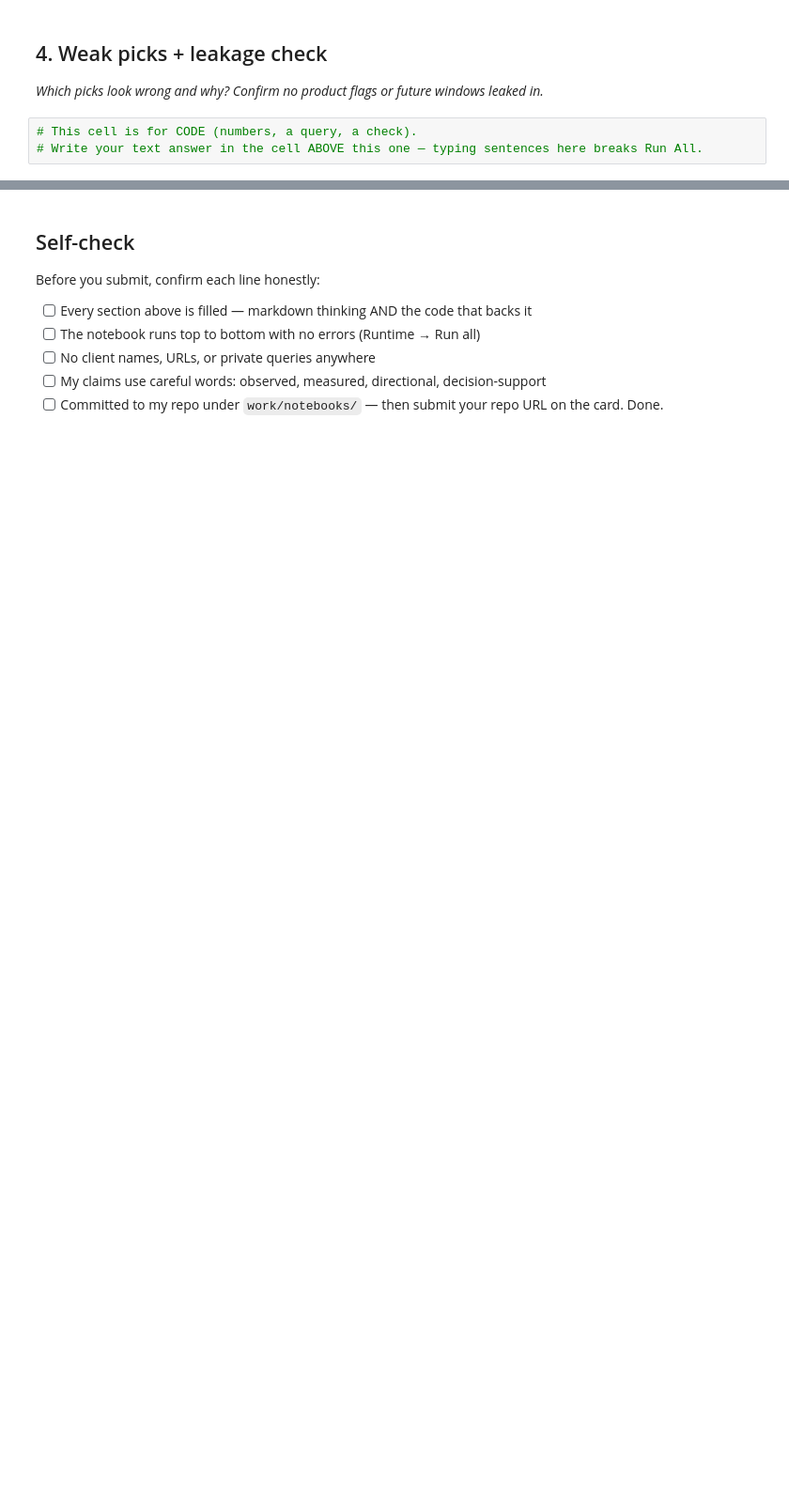
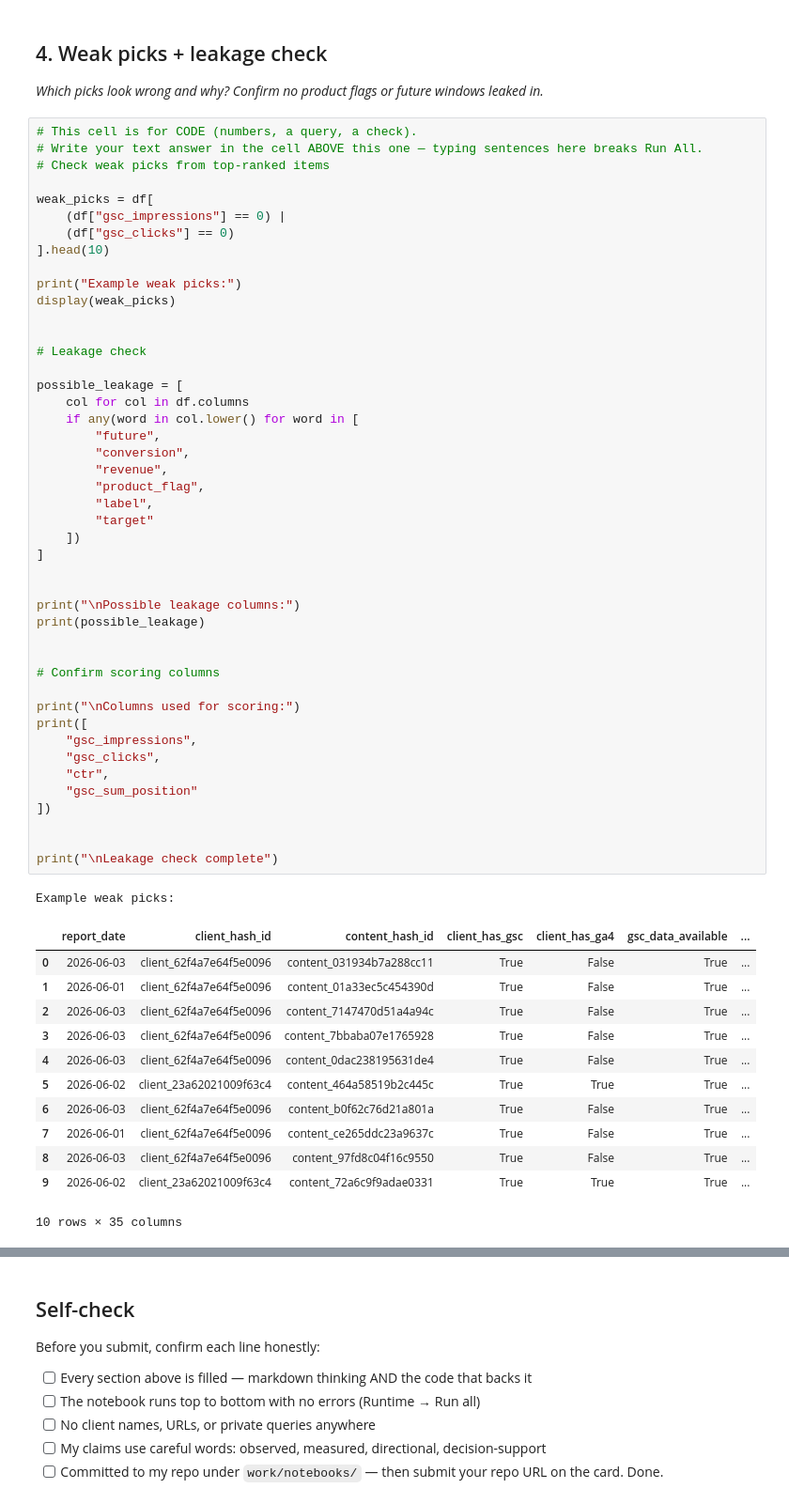
Before and after one commit to jawad66108/flyrank_ML_internship, a Jupyter notebook: work/notebooks/w04_baseline_score.ipynb, the cells around one changed output, grey strips where cells are left out. Shown at 94% size. Cells and saved outputs as stored; diff of their text form; blank space fills up the shorter version.

```diff
--- a/work/notebooks/w04_baseline_score.ipynb
+++ b/work/notebooks/w04_baseline_score.ipynb
@@ -31,6 +249,62 @@ This skeleton is yours to fill. Work the sections **in order** — each one has
 ## 4. Weak picks + leakage check
 
 *Which picks look wrong and why? Confirm no product flags or future windows leaked in.*
-# %%
-# This cell is for CODE (numbers, a query, a check).
-# Write your text answer in the cell ABOVE this one — typing sentences here breaks Run All.
+# %%
+# This cell is for CODE (numbers, a query, a check).
+# Write your text answer in the cell ABOVE this one — typing sentences here breaks Run All.
+# Check weak picks from top-ranked items
+
+weak_picks = df[
+    (df["gsc_impressions"] == 0) |
+    (df["gsc_clicks"] == 0)
+].head(10)
+
+print("Example weak picks:")
+display(weak_picks)
+
+
+# Leakage check
+
+possible_leakage = [
+    col for col in df.columns
+    if any(word in col.lower() for word in [
+        "future",
+        "conversion",
+        "revenue",
+        "product_flag",
+        "label",
+        "target"
+    ])
+]
+
+
+print("\nPossible leakage columns:")
+print(possible_leakage)
+
+
+# Confirm scoring columns
+
+print("\nColumns used for scoring:")
+print([
+    "gsc_impressions",
+    "gsc_clicks",
+    "ctr",
+    "gsc_sum_position"
+])
+
+
+print("\nLeakage check complete")
+# %% [output]
+Example weak picks:
+|  | report_date | client_hash_id | content_hash_id | client_has_gsc | client_has_ga4 | gsc_data_available | ... |
+| 0 | 2026-06-03 | client_62f4a7e64f5e0096 | content_031934b7a288cc11 | True | False | True | ... |
+| 1 | 2026-06-01 | client_62f4a7e64f5e0096 | content_01a33ec5c454390d | True | False | True | ... |
+| 2 | 2026-06-03 | client_62f4a7e64f5e0096 | content_7147470d51a4a94c | True | False | True | ... |
+| 3 | 2026-06-03 | client_62f4a7e64f5e0096 | content_7bbaba07e1765928 | True | False | True | ... |
+| 4 | 2026-06-03 | client_62f4a7e64f5e0096 | content_0dac238195631de4 | True | False | True | ... |
+| 5 | 2026-06-02 | client_23a62021009f63c4 | content_464a58519b2c445c | True | True | True | ... |
+| 6 | 2026-06-03 | client_62f4a7e64f5e0096 | content_b0f62c76d21a801a | True | False | True | ... |
+| 7 | 2026-06-01 | client_62f4a7e64f5e0096 | content_ce265ddc23a9637c | True | False | True | ... |
+| 8 | 2026-06-03 | client_62f4a7e64f5e0096 | content_97fd8c04f16c9550 | True | False | True | ... |
+| 9 | 2026-06-02 | client_23a62021009f63c4 | content_72a6c9f9adae0331 | True | True | True | ... |
+10 rows × 35 columns
```
Also changed, not shown: parts of 13 cells of this notebook.
